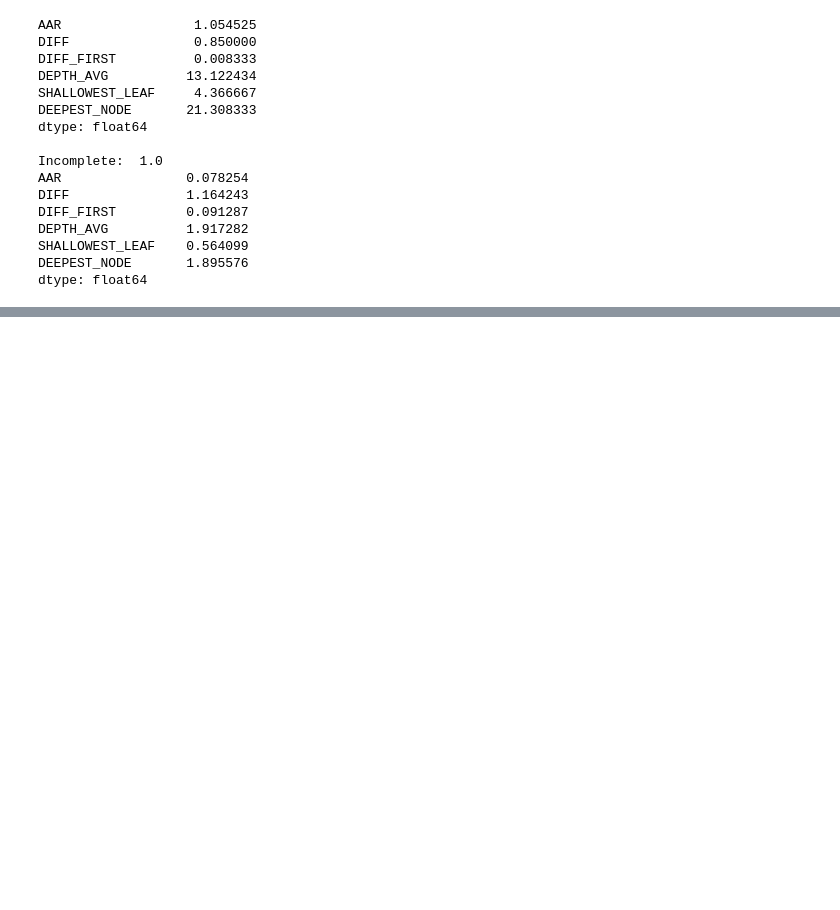
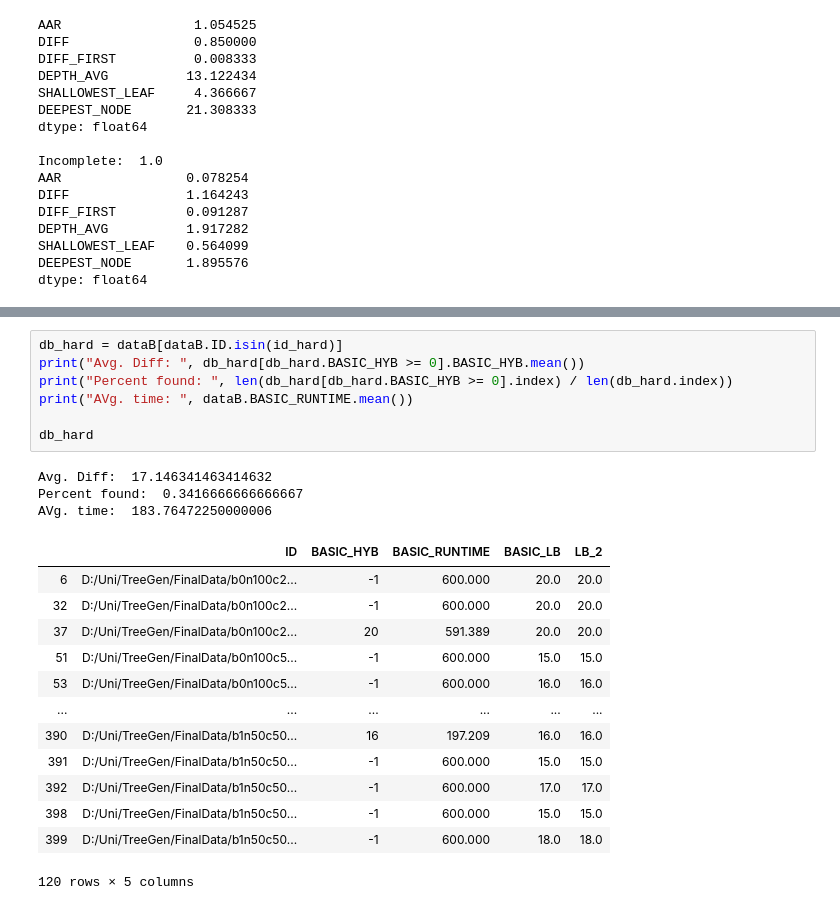
Before and after one commit to ericrisbakk/bachelor_thesis, a Jupyter notebook: data_analysis/BachelorThesisData.ipynb, the cells around one changed output, grey strips where cells are left out. Saved outputs shown, nothing was run; the diff lists cells and outputs as text; blank space fills up the shorter version.

```diff
--- a/data_analysis/BachelorThesisData.ipynb
+++ b/data_analysis/BachelorThesisData.ipynb
@@ -314,0 +340,24 @@ present_meta_search_info("metaTE_hard_8")
+# %%
+db_hard = dataB[dataB.ID.isin(id_hard)]
+print("Avg. Diff: ", db_hard[db_hard.BASIC_HYB >= 0].BASIC_HYB.mean())
+print("Percent found: ", len(db_hard[db_hard.BASIC_HYB >= 0].index) / len(db_hard.index))
+print("AVg. time: ", dataB.BASIC_RUNTIME.mean())
+
+db_hard
+# %% [output]
+Avg. Diff:  17.146341463414632
+Percent found:  0.3416666666666667
+AVg. time:  183.76472250000006
+|  | ID | BASIC_HYB | BASIC_RUNTIME | BASIC_LB | LB_2 |
+| 6 | D:/Uni/TreeGen/FinalData/b0n100c2... | -1 | 600.000 | 20.0 | 20.0 |
+| 32 | D:/Uni/TreeGen/FinalData/b0n100c2... | -1 | 600.000 | 20.0 | 20.0 |
+| 37 | D:/Uni/TreeGen/FinalData/b0n100c2... | 20 | 591.389 | 20.0 | 20.0 |
+| 51 | D:/Uni/TreeGen/FinalData/b0n100c5... | -1 | 600.000 | 15.0 | 15.0 |
+| 53 | D:/Uni/TreeGen/FinalData/b0n100c5... | -1 | 600.000 | 16.0 | 16.0 |
+| ... | ... | ... | ... | ... | ... |
+| 390 | D:/Uni/TreeGen/FinalData/b1n50c50... | 16 | 197.209 | 16.0 | 16.0 |
+| 391 | D:/Uni/TreeGen/FinalData/b1n50c50... | -1 | 600.000 | 15.0 | 15.0 |
+| 392 | D:/Uni/TreeGen/FinalData/b1n50c50... | -1 | 600.000 | 17.0 | 17.0 |
+| 398 | D:/Uni/TreeGen/FinalData/b1n50c50... | -1 | 600.000 | 15.0 | 15.0 |
+| 399 | D:/Uni/TreeGen/FinalData/b1n50c50... | -1 | 600.000 | 18.0 | 18.0 |
+120 rows × 5 columns
```
Also changed, not shown: parts of 5 cells of this notebook.
